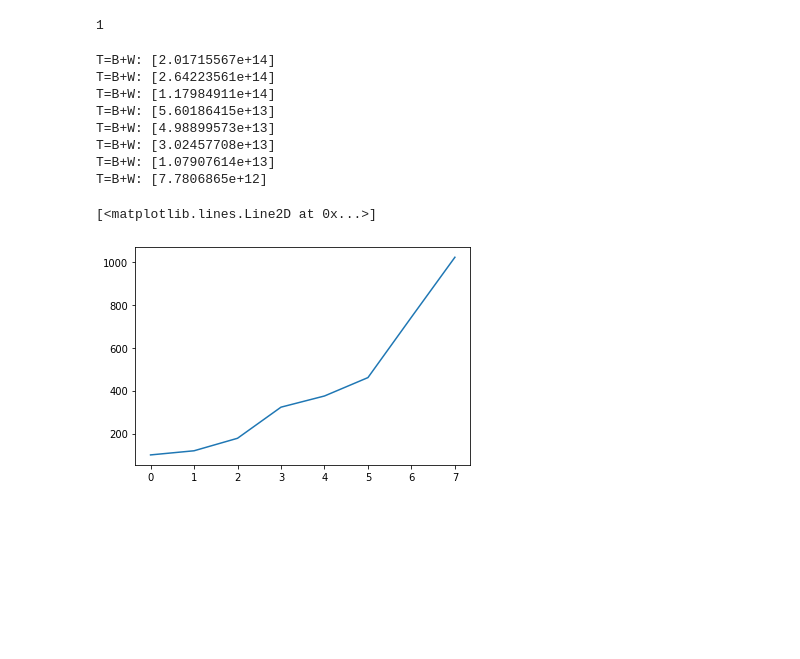
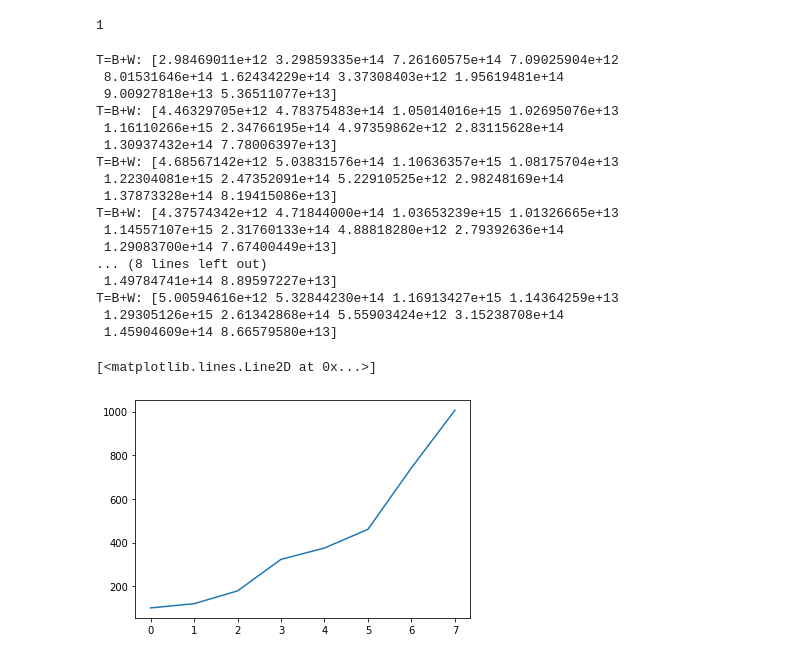
Before and after one commit to webclinic017/Python-Stock-1, a Jupyter notebook: DBScan-ElasticNet.ipynb, the cells around one changed output. Saved outputs shown, nothing was run; the diff lists cells and outputs as text; code cells hidden in the pictures; blank space fills up the shorter version.

```diff
--- a/DBScan-ElasticNet.ipynb
+++ b/DBScan-ElasticNet.ipynb
@@ -171,17 +171,29 @@ array([[<AxesSubplot:title={'center':'Crime'}>,
 [figure]
 # %%
 from sklearn.decomposition import PCA
+from statsmodels.distributions.empirical_distribution import ECDF
 
 pca = PCA(n_components=0.99, svd_solver='full')
-pca.fit(scale(all_data.iloc[:,1:]))
+pca.fit(scale(all_data.iloc[:,1:11]))
 #pca.explained_variance_
 print(pca.explained_variance_ratio_.cumsum())
 
-X_pca = pd.DataFrame(pca.transform(all_data.iloc[:,1:]))
+X_pca = pd.DataFrame(pca.transform(scale(all_data.iloc[:,1:11])))
 
 X_pca.index = all_data.index
-X_pca.sort_values(by=[0],ascending=False,inplace=True)
-#X_pca
+
+scaled_pca_var = (1-(1-pca.explained_variance_ratio_.cumsum()))/sum(1-(1-pca.explained_variance_ratio_.cumsum()))
+
+pca_scaled = pd.DataFrame()
+for i in range(0,len(X_pca.columns)):
+    #inner_scale = pd.DataFrame(X_pca.iloc[:,i].*scaled_pca_var[i])
+    inner_scale = X_pca.iloc[:,i] * pca.explained_variance_ratio_[i]
+    #plt.plot(pd.DataFrame(st.norm.ppf(ecdf[i].y)).mul(pca.explained_variance_ratio_[i],axis=0))
+    #plt.show()
+    pca_scaled = pd.concat([pca_scaled,inner_scale],axis=1)
+
+pca_scaled.index = all_data.index
+pca_scaled.to_csv("pca_dist_scaled.csv")
 # %% [output]
 [0.4300452  0.64027541 0.75615596 0.82679405 0.88494424 0.92799797
  0.96156524 0.98000444 0.99484731]
@@ -246,40 +416,49 @@ kmeans = []
 for i in range(2,10):
     #model = kmeans(X_pca, centers=i, nstart=10)
     km = KMeans(n_clusters=i, random_state=0).fit(X_pca)
 
     km.labels_
     Wss=0
     Bss=0
 
     for i in range(1,km.n_clusters):
-        group = X_pca[km.labels_==i]
+        group = pca_ecdf_scaled[km.labels_==i]
         groupmean = group.iloc[:,0].mean()
         groupss = sum((group.iloc[:,0]-groupmean)**2)
         #print(group)
         #print("  groupmean:",groupmean)
         #print("  groupss:",groupss)
         Wss+= groupss
         Bss+= ((groupmean - km.cluster_centers_[i])**2)*len(group)
         #print(i)
     #print("Wss:",Wss)
     #print("Bss:",Bss)
     print("T=B+W:",Bss+Wss)
 
     TSS = Wss+Bss
 
     #Ratios.append(Bss/TSS)
     Ratios.append(sklearn.metrics.calinski_harabasz_score(X_pca, km.labels_))
     kmeans.append(km)
 
 plt.plot(Ratios)
 # %% [output]
-T=B+W: [2.01715567e+14]
-T=B+W: [2.64223561e+14]
-T=B+W: [1.17984911e+14]
-T=B+W: [5.60186415e+13]
-T=B+W: [4.98899573e+13]
-T=B+W: [3.02457708e+13]
-T=B+W: [1.07907614e+13]
-T=B+W: [7.7806865e+12]
+T=B+W: [2.98469011e+12 3.29859335e+14 7.26160575e+14 7.09025904e+12
+ 8.01531646e+14 1.62434229e+14 3.37308403e+12 1.95619481e+14
+ 9.00927818e+13 5.36511077e+13]
+T=B+W: [4.46329705e+12 4.78375483e+14 1.05014016e+15 1.02695076e+13
+ 1.16110266e+15 2.34766195e+14 4.97359862e+12 2.83115628e+14
+ 1.30937432e+14 7.78006397e+13]
+T=B+W: [4.68567142e+12 5.03831576e+14 1.10636357e+15 1.08175704e+13
+ 1.22304081e+15 2.47352091e+14 5.22910525e+12 2.98248169e+14
+ 1.37873328e+14 8.19415086e+13]
+T=B+W: [4.37574342e+12 4.71844000e+14 1.03653239e+15 1.01326665e+13
+ 1.14557107e+15 2.31760133e+14 4.88818280e+12 2.79392636e+14
+ 1.29083700e+14 7.67400449e+13]
+... (8 lines left out)
+ 1.49784741e+14 8.89597227e+13]
+T=B+W: [5.00594616e+12 5.32844230e+14 1.16913427e+15 1.14364259e+13
+ 1.29305126e+15 2.61342868e+14 5.55903424e+12 3.15238708e+14
+ 1.45904609e+14 8.66579580e+13]
 [<matplotlib.lines.Line2D at 0x...>]
-[figure, old version]
+[figure, new version]
```
Also changed, not shown: parts of 14 cells of this notebook.
